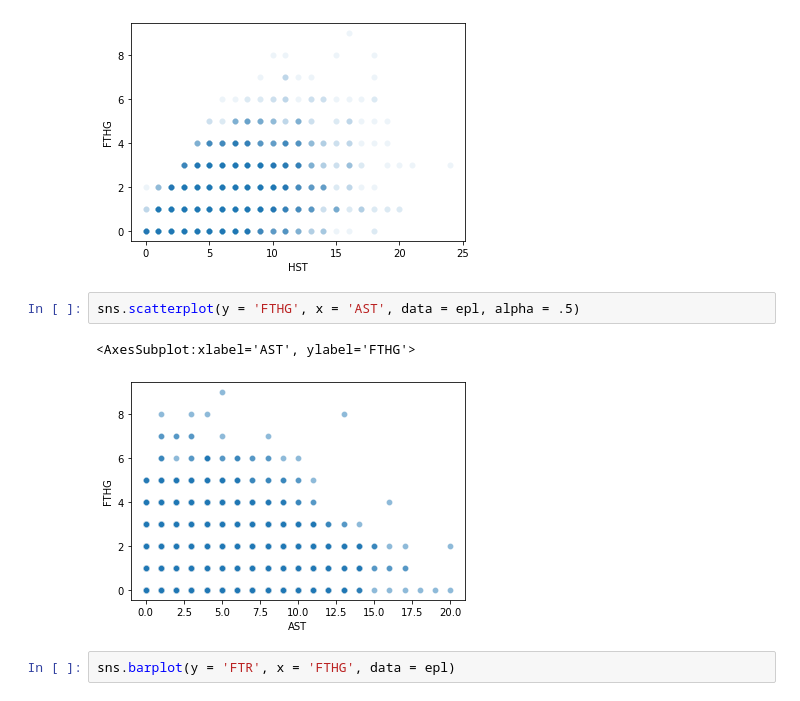
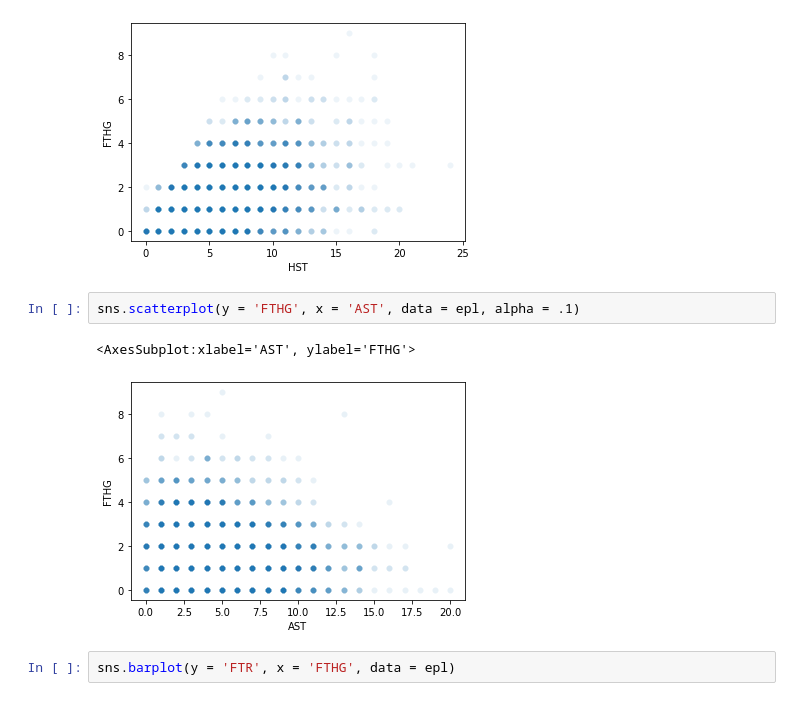
Before and after one commit to skvarnaj/Soccer-Predictor, a Jupyter notebook: exploration.ipynb, the cells around one changed output. Drawn from its saved outputs; the diff is of its cells as text.

```diff
--- a/exploration.ipynb
+++ b/exploration.ipynb
@@ -143,10 +143,10 @@ sns.scatterplot(y = 'FTHG', x = 'HST', data = epl, alpha = .08)
 <AxesSubplot:xlabel='HST', ylabel='FTHG'>
 [figure]
 # %%
-sns.scatterplot(y = 'FTHG', x = 'AST', data = epl, alpha = .5)
+sns.scatterplot(y = 'FTHG', x = 'AST', data = epl, alpha = .1)
 # %% [output]
 <AxesSubplot:xlabel='AST', ylabel='FTHG'>
-[figure, old version]
+[figure, new version]
 # %%
 sns.barplot(y = 'FTR', x = 'FTHG', data = epl)
 # %% [output]
```
Also changed, not shown: parts of 1 cell of this notebook.
